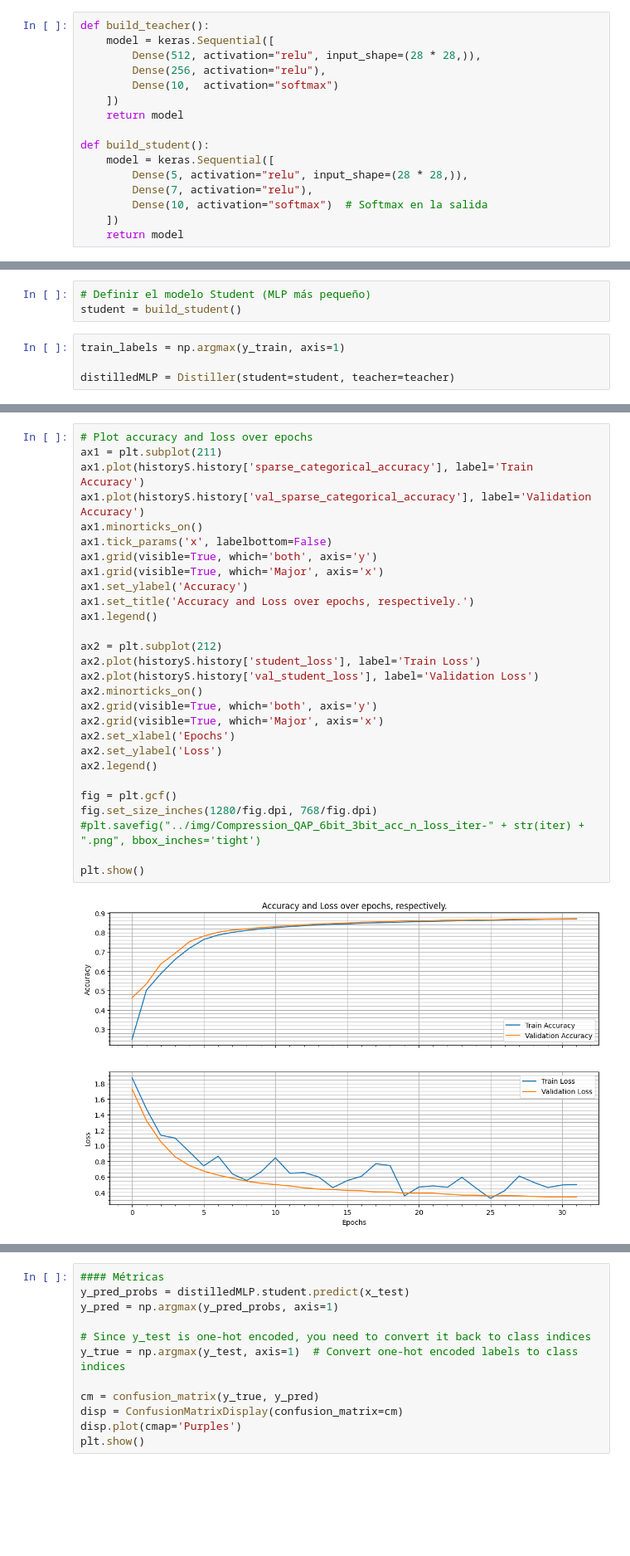
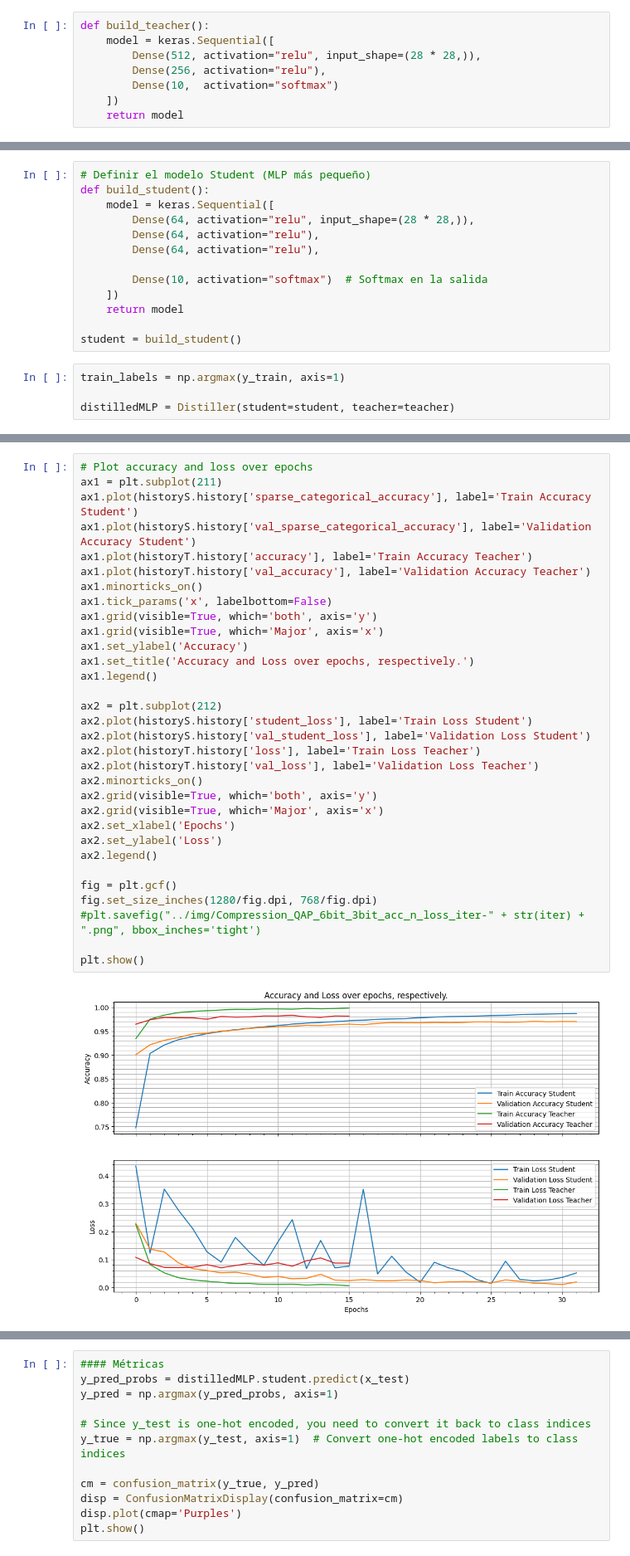
Before and after one commit to dgayet/ml_fpga_unmdp, a Jupyter notebook: labs/lab2/02-MLCompression.ipynb, the cells around one changed output, grey strips where cells are left out. Shown at 83% size. Cells and saved outputs as stored; diff of their text form; blank space fills up the shorter version.

```diff
--- a/labs/lab2/02-MLCompression.ipynb
+++ b/labs/lab2/02-MLCompression.ipynb
@@ -642,14 +642,6 @@ def build_teacher():
         Dense(10,  activation="softmax")
     ])
     return model
-
-def build_student():
-    model = keras.Sequential([
-        Dense(5, activation="relu", input_shape=(28 * 28,)),
-        Dense(7, activation="relu"),
-        Dense(10, activation="softmax")  # Softmax en la salida
-    ])
-    return model
 # %%
 # Definir el modelo Teacher (MLP grande)
 hparamsT = {
@@ -692,5 +684,15 @@ Epoch 16/16
 # %%
 # Definir el modelo Student (MLP más pequeño)
+def build_student():
+    model = keras.Sequential([
+        Dense(64, activation="relu", input_shape=(28 * 28,)),
+        Dense(64, activation="relu"),
+        Dense(64, activation="relu"),
+
+        Dense(10, activation="softmax")  # Softmax en la salida
+    ])
+    return model
+
 student = build_student()
 # %%
 train_labels = np.argmax(y_train, axis=1)
@@ -758,30 +761,34 @@ Epoch 32/32
 # %%
 # Plot accuracy and loss over epochs
 ax1 = plt.subplot(211)
-ax1.plot(historyS.history['sparse_categorical_accuracy'], label='Train Accuracy')
-ax1.plot(historyS.history['val_sparse_categorical_accuracy'], label='Validation Accuracy')
+ax1.plot(historyS.history['sparse_categorical_accuracy'], label='Train Accuracy Student')
+ax1.plot(historyS.history['val_sparse_categorical_accuracy'], label='Validation Accuracy Student')
+ax1.plot(historyT.history['accuracy'], label='Train Accuracy Teacher')
+ax1.plot(historyT.history['val_accuracy'], label='Validation Accuracy Teacher')
 ax1.minorticks_on()
 ax1.tick_params('x', labelbottom=False)
 ax1.grid(visible=True, which='both', axis='y')
 ax1.grid(visible=True, which='Major', axis='x')
 ax1.set_ylabel('Accuracy')
 ax1.set_title('Accuracy and Loss over epochs, respectively.')
 ax1.legend()
 
 ax2 = plt.subplot(212)
-ax2.plot(historyS.history['student_loss'], label='Train Loss')
-ax2.plot(historyS.history['val_student_loss'], label='Validation Loss')
+ax2.plot(historyS.history['student_loss'], label='Train Loss Student')
+ax2.plot(historyS.history['val_student_loss'], label='Validation Loss Student')
+ax2.plot(historyT.history['loss'], label='Train Loss Teacher')
+ax2.plot(historyT.history['val_loss'], label='Validation Loss Teacher')
 ax2.minorticks_on()
 ax2.grid(visible=True, which='both', axis='y')
 ax2.grid(visible=True, which='Major', axis='x')
 ax2.set_xlabel('Epochs')
 ax2.set_ylabel('Loss')
 ax2.legend()
 
 fig = plt.gcf()
 fig.set_size_inches(1280/fig.dpi, 768/fig.dpi)
 #plt.savefig("../img/Compression_QAP_6bit_3bit_acc_n_loss_iter-" + str(iter) + ".png", bbox_inches='tight')
 
 plt.show()
 # %% [output]
-[figure, old version]
+[figure, new version]
```
Also changed, not shown: parts of 36 cells of this notebook, 14 other files.
